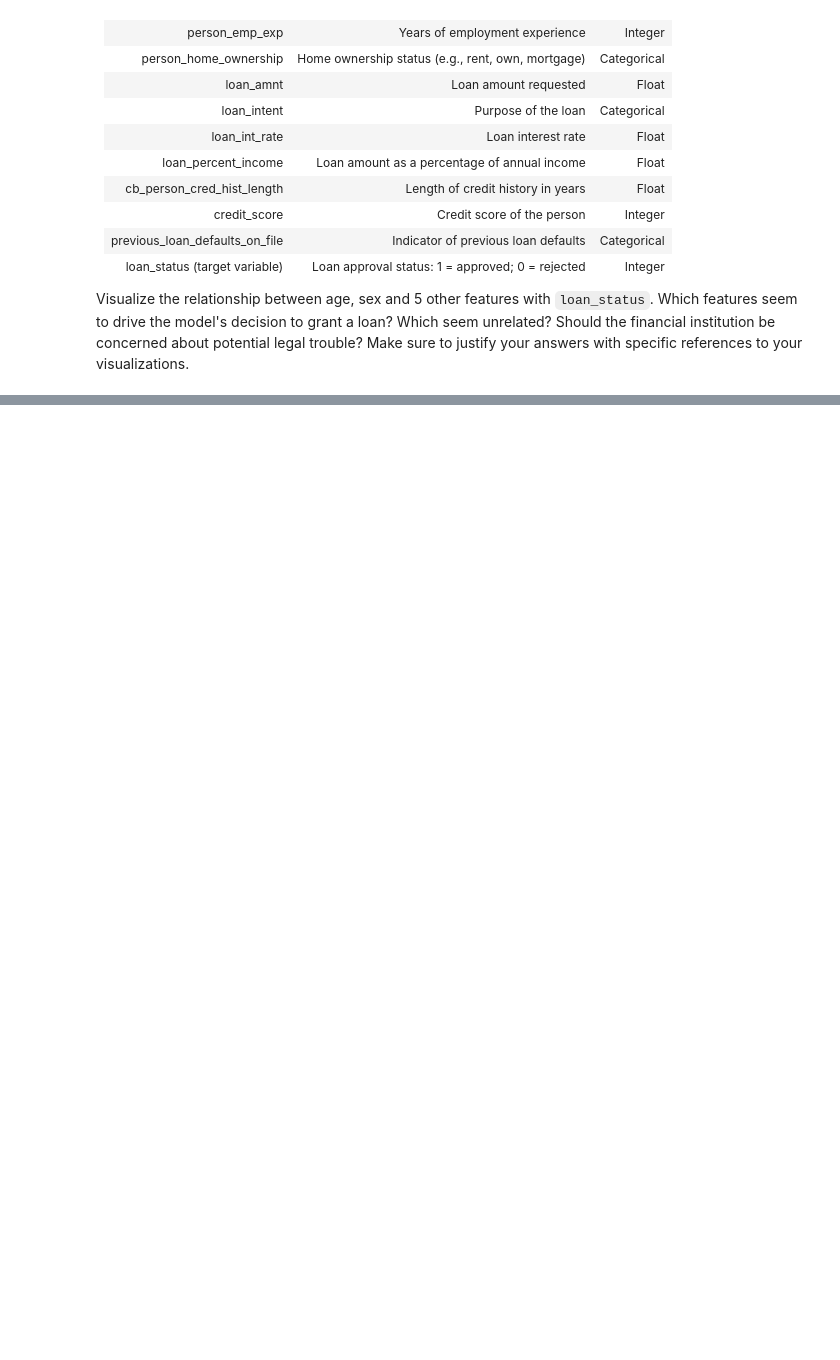
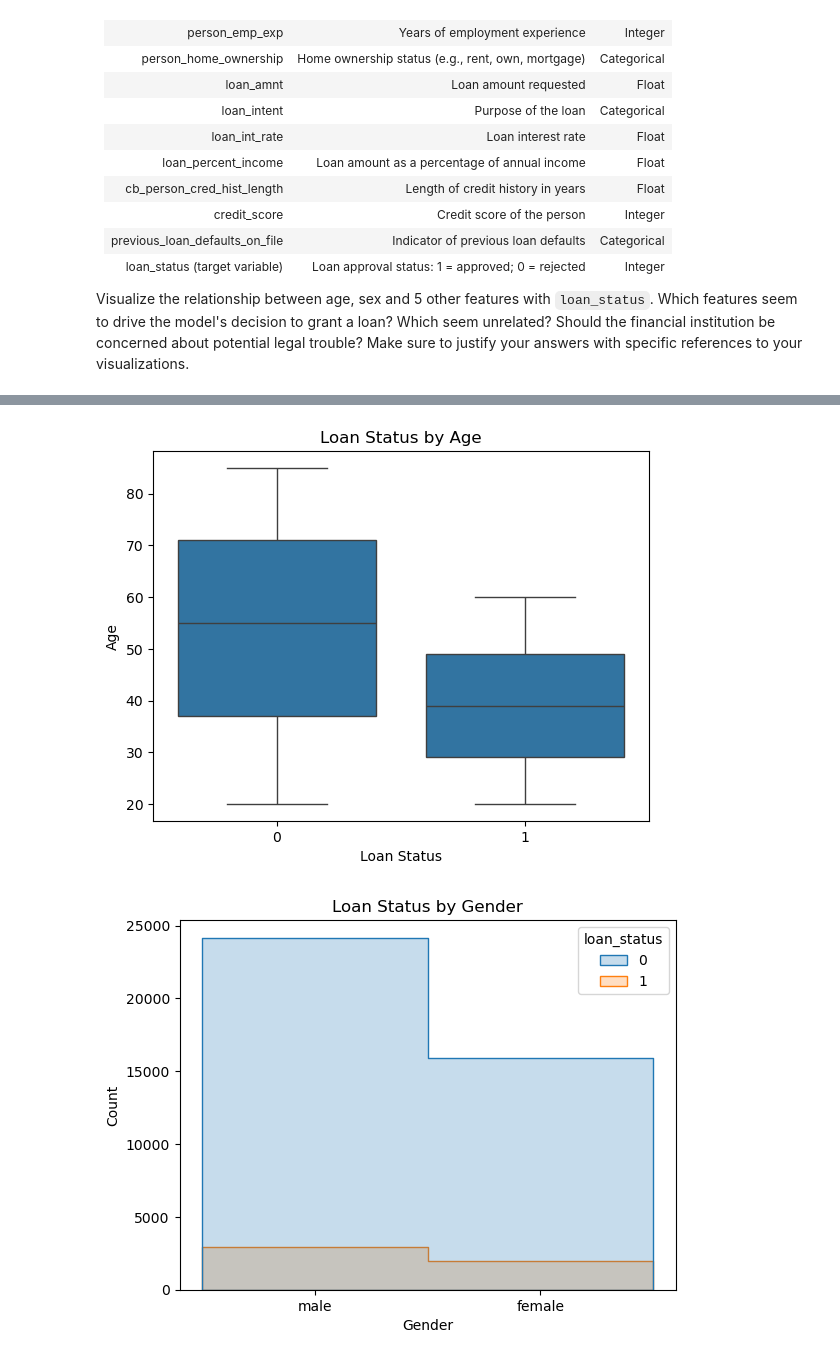
Before and after one commit to RGM-86RF/Data_Visualization_And_Modeling, a Jupyter notebook: Lab/2.5 Visualizing Relationships Between Groups Lab.ipynb, the cells around one changed output, grey strips where cells are left out. Cells and saved outputs as stored; diff of their text form; code cells hidden in the pictures; blank space fills up the shorter version.

```diff
--- a/Lab/2.5 Visualizing Relationships Between Groups Lab.ipynb
+++ b/Lab/2.5 Visualizing Relationships Between Groups Lab.ipynb
@@ -23,3 +23,9 @@ Data from recent loan applications is given in `loan_data.csv`.  The data dictio
 |loan_status (target variable)|Loan approval status: 1 = approved; 0 = rejected|Integer
 
 Visualize the relationship between age, sex and 5 other features with `loan_status`.  Which features seem to drive the model's decision to grant a loan?  Which seem unrelated?  Should the financial institution be concerned about potential legal trouble?  Make sure to justify your answers with specific references to your visualizations.
+# %%
+import pandas as pd
+import matplotlib.pyplot as plt
+import seaborn as sns
+df = pd.read_csv('loan_data.csv')
+df.head(10)
@@ -25,0 +44,48 @@ Visualize the relationship between age, sex and 5 other features with `loan_stat
+# %%
+# Age Relationship
+sns.boxplot(x='loan_status', y='person_age', data=df)
+plt.title('Loan Status by Age')
+plt.xlabel('Loan Status')
+plt.ylabel('Age')
+plt.show()
+
+# Gender Relationship
+sns.histplot(x='person_gender', hue='loan_status', data=df, element='step')
+plt.title('Loan Status by Gender')
+plt.xlabel('Gender')
+plt.show()
+
+# Income Relation
+sns.violinplot(x='loan_status', y='person_income', data=df)
+plt.title('Loan Status by Income')
+plt.xlabel('Loan Status')
+plt.ylabel('Income')
+plt.show()
+
+# Previous Defaults Relationships
+sns.histplot(x='previous_loan_defaults_on_file', hue='loan_status', data=df, element='step')
+plt.title('Loan Status by Previous Defaults')
+plt.xlabel('Previous Defaults')
+plt.show()
+
+# Credit Score Relationship
+sns.histplot(x='credit_score', hue='loan_status', data=df, element='step')
+plt.title('Loan Status by Credit Score')
+plt.xlabel('Credit Score')
+plt.show()
+
+# Loan Intent Relationship
+sns.histplot(x='loan_intent', hue='loan_status', data=df, element='step')
+plt.title('Loan Status by Loan Intent')
+plt.xlabel('Loan Intent')
+plt.xticks(rotation=30, ha="right")
+plt.show()
+
+# Home Ownership relationship
+sns.histplot(x='person_home_ownership', hue='loan_status', data=df, element='step')
+plt.title('Loan Status by Home Ownership')
+plt.xlabel('Ownership Type')
+plt.show()
+# %% [output]
+[figure, added]
+[figure, added]
```
Also changed, not shown: parts of 3 cells of this notebook.
